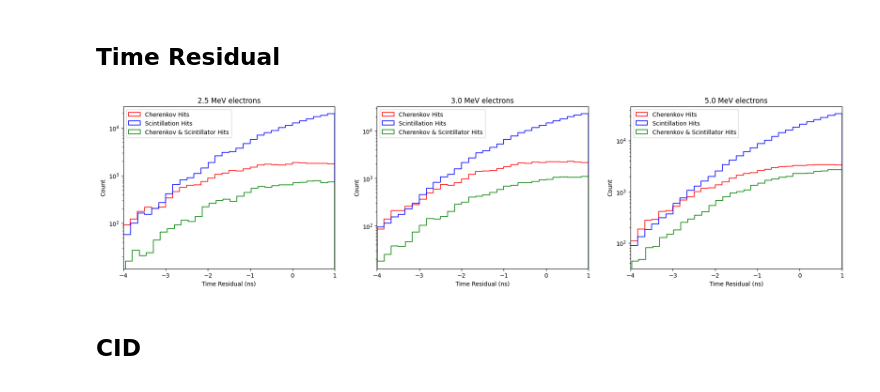
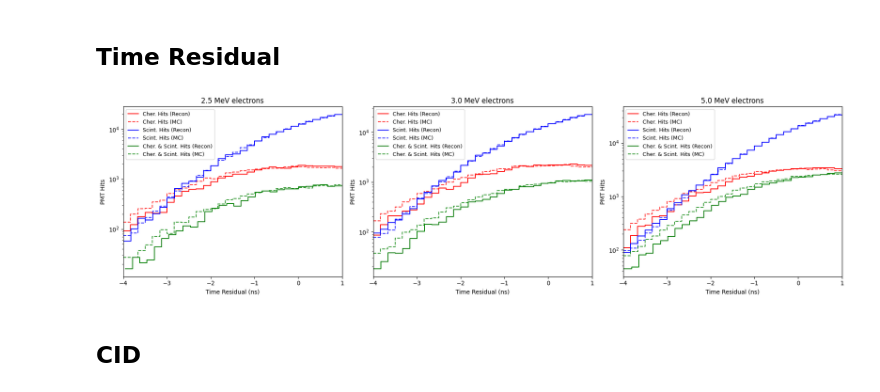
Before and after one commit to joankl/Solar-Neutrinos-Project, a Jupyter notebook: mc data analysis/2p2PPO/electrons/tres_and_direct_analysis.ipynb, the cells around one changed output. Saved outputs shown, nothing was run; the diff lists cells and outputs as text; code cells hidden in the pictures.

```diff
--- a/mc data analysis/2p2PPO/electrons/tres_and_direct_analysis.ipynb
+++ b/mc data analysis/2p2PPO/electrons/tres_and_direct_analysis.ipynb
@@ -11,7 +11,7 @@ import seaborn as sn
 fdir = '/home/joankl/data/solars/mc/2p2PPO/electrons/results_npz/resume/resume_npz/'
 flist = sorted(glob.glob(fdir + 'e_*MeV_resumed.npz'))
 
-observable_list = ['energy_mc', 'energy_recon', 'pos_recon', 'time_residual_recons', 'hit_type', 'dir_angle_true_recons', 'dir_angle_true_mc', 'dir_angle_sun']
+observable_list = ['energy_mc', 'energy_recon', 'pos_recon', 'time_residual_mc', 'time_residual_recons', 'hit_type', 'dir_angle_true_recons', 'dir_angle_true_mc', 'dir_angle_sun']
 
 data_dict = {obs_i: [] for obs_i in observable_list}
 
@@ -89,32 +71,54 @@ dir_angle_true_recons_cher_scint = dir_angle_true_recons_cut[cher_scint_hits_con
 # %% [markdown]
 ## Time Residual
-# %%
-bins = 30
-
-unique_energies = np.unique(energy_mc_cut)
-
-fig, axes = plt.subplots(1, len(unique_energies), figsize = (22, 5))
-
-for i_dx, energy_i in enumerate(unique_energies):
-
-    axis = axes[i_dx]
-
-    energy_mask_cher = (energy_mc_cher == energy_i)
-    energy_mask_scint = (energy_mc_scint == energy_i)
-    energy_mask_cher_scint = (energy_mc_cher_scint == energy_i)
-
-    sn.histplot(tres_recons_cher[energy_mask_cher], bins = bins, element = 'step', alpha = 0, lw = 1.2, label = 'Cherenkov Hits', color = 'red', ax = axes[i_dx])
-    sn.histplot(tres_recons_scint[energy_mask_scint], bins = bins, element = 'step', alpha = 0, lw = 1.2, label = 'Scintillation Hits', color = 'blue', ax = axes[i_dx])
-    sn.histplot(tres_recons_cher_scint[energy_mask_cher_scint], bins = bins, element = 'step', alpha = 0, lw = 1.2, label = 'Cherenkov & Scintillator Hits', color = 'green', ax = axes[i_dx])
-
-    axis.set_xlabel('Time Residual (ns)')
-    axis.legend(loc='best')
-    axis.set_yscale('log')
-    axis.set_xlim(tres_inf_cut, tres_sup_cut)
-    axis.set_title(f'{energy_i} MeV electrons')
-
-plt.show()
-# %% [output]
-[figure, removed]
+# %%
+bins = 30
+
+unique_energies = np.unique(data_dict['energy_mc'])
+
+# Visual Config. (label and color) for each hit_type
+hit_styles = {'cher':       {'label': 'Cher. Hits',         'color': 'red'},
+              'scint':      {'label': 'Scint. Hits',        'color': 'blue'},
+              'cher_scint': {'label': 'Cher. & Scint. Hits','color': 'green'}}
+
+# Visual config for each mode: mc and recons observable
+modes = {'recons': {'var': 'time_residual_recons', 'ls': '-',  'alpha': 1.0, 'lw': 1.4, 'tag': 'Recon'},
+         'mc':     {'var': 'time_residual_mc',     'ls': '--', 'alpha': 0.8, 'lw': 1.4, 'tag': 'MC'}}
+
+fig, axes = plt.subplots(1, len(unique_energies), figsize=(6 * len(unique_energies), 5), squeeze=False)
+axes = axes.flatten()
+
+for i_dx, energy_i in enumerate(unique_energies):
+    ax = axes[i_dx]
+
+    # Iteration over hit_types
+    for h_name, h_style in hit_styles.items():
+        # Iteration over modes (recons and mc)
+        for m_name, m_cfg in modes.items():
+
+            # extract data from the main dictionary (filtered data)
+            energy_arr = filtered[m_name][h_name]['energy_mc']
+            tres_arr = filtered[m_name][h_name][m_cfg['var']]
+
+            # energy mask with a float tolerance
+            e_mask = np.isclose(energy_arr, energy_i, atol=0.05)
+            data_to_plot = tres_arr[e_mask]
+
+            if len(data_to_plot) == 0:
+                continue
+
+            sn.histplot(data_to_plot, bins=bins, element='step', fill=False, lw=m_cfg['lw'], ls=m_cfg['ls'], color=h_style['color'], alpha=m_cfg['alpha'],
+                label=f"{h_style['label']} ({m_cfg['tag']})", ax=ax)
+
+    ax.set_xlabel('Time Residual (ns)')
+    ax.set_ylabel('PMT Hits')
+    ax.set_yscale('log')
+    ax.set_xlim(tres_inf_cut, tres_sup_cut)
+    ax.set_title(f'{energy_i:.1f} MeV electrons')
+    ax.legend(loc='best', fontsize=9)
+
+plt.tight_layout()
+plt.show()
+# %% [output]
+[figure, added]
 # %% [markdown]
 ## CID
```
Also changed, not shown: parts of 5 cells of this notebook, 3 other files.
